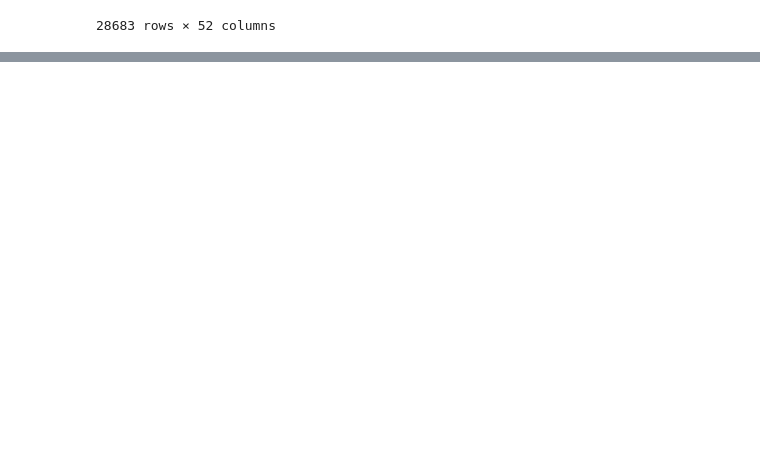
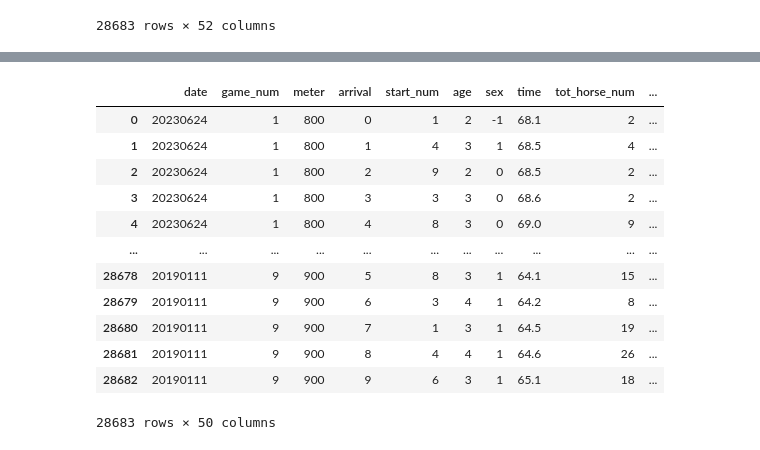
Before and after one commit to chomgid/HorceRacingPrediction2023, a Jupyter notebook: Changwook/Modeling.ipynb, the cells around one changed output, grey strips where cells are left out. Drawn from its saved outputs; the diff is of its cells as text; code cells hidden in the pictures; blank space fills up the shorter version.

```diff
--- a/Changwook/Modeling.ipynb
+++ b/Changwook/Modeling.ipynb
@@ -764,2 +770,13 @@ np.array(clf_length)@np.array(clf_accuracy)/sum(clf_length)
 # %% [markdown]
 ### 등급 imputation하면 성능 올라감??
+# %%
+data1 = pd.read_excel("../Data/NoScale.xlsx").iloc[:, 1:]
+unique = data1[["경주일자",	"경주번호"]].drop_duplicates()
+unique = unique.reset_index()
+data1["key"]=0
+for i in range(len(unique)):
+    data1.loc[(data1["경주일자"]==unique["경주일자"][i])&(data1["경주번호"]==unique["경주번호"][i]), "key"] = i
+data1["착순"] = data1["착순"]-1
+pd.set_option('display.max_columns', None)
+data1 = data1.drop(columns=["서울,제주S1F구간통과순위(서울,제주공통)",	"서울,제주1코너구간통과순위(서울,제주공통)",	"서울,제주2코너구간통과순위(서울,제주공통)",	"서울,제주3코너구간통과순위(서울,제주공통)",	"서울,제주4코너구간통과순위(서울,제주공통)",	"서울,제주G1F구간통과순위(서울,제주공통)",	"제주S-1F통과기록",	"제주1코너통과기록",	"제주2코너통과기록",	"제주3코너통과기록",	"제주G-3F통과기록",	"제주G-1F통과기록"])
+data1
@@ -765,0 +801,11 @@ np.array(clf_length)@np.array(clf_accuracy)/sum(clf_length)
+# %%
+data_1200=data1[data1['경주거리']==1200].reset_index(drop=True);
+data_800=data1[data1['경주거리']==800].reset_index(drop=True)
+data_900=data1[data1['경주거리']==900].reset_index(drop=True);
+data_1000=data1[data1['경주거리']==1000].reset_index(drop=True);
+data_1110=data1[data1['경주거리']==1110].reset_index(drop=True);
+data_1400=data1[data1['경주거리']==1400].reset_index(drop=True);
+data_1610=data1[data1['경주거리']==1610].reset_index(drop=True)
+data_1700=data1[data1['경주거리']==1700].reset_index(drop=True)
+data_1800=data1[data1['경주거리']==1800].reset_index(drop=True)
+data_list = [data_800, data_900, data_1000, data_1110, data_1200, data_1400, data_1610, data_1700, data_1800 ]
@@ -934,0 +1218,11 @@ concat_data = pd.concat(data_list).reset_index(drop=True)
+# %%
+data1 = pd.read_excel("../Data/NoScale.xlsx").iloc[:, 1:]
+unique = data1[["경주일자",	"경주번호"]].drop_duplicates()
+unique = unique.reset_index()
+data1["key"]=0
+for i in range(len(unique)):
+    data1.loc[(data1["경주일자"]==unique["경주일자"][i])&(data1["경주번호"]==unique["경주번호"][i]), "key"] = i
+data1["착순"] = data1["착순"]-1
+pd.set_option('display.max_columns', None)
+data1 = data1.drop(columns=["풍향(16방위)", "서울,제주S1F구간통과순위(서울,제주공통)",	"서울,제주1코너구간통과순위(서울,제주공통)",	"서울,제주2코너구간통과순위(서울,제주공통)",	"서울,제주3코너구간통과순위(서울,제주공통)",	"서울,제주4코너구간통과순위(서울,제주공통)",	"서울,제주G1F구간통과순위(서울,제주공통)",	"제주S-1F통과기록",	"제주1코너통과기록",	"제주2코너통과기록",	"제주3코너통과기록",	"제주G-3F통과기록",	"제주G-1F통과기록", "제주4코너통과기록"])
+data1
@@ -934,0 +1243,17 @@ concat_data = pd.concat(data_list).reset_index(drop=True)
+# %%
+data1.columns=['date','game_num','meter','arrival','start_num','age','sex','time','tot_horse_num','recent_horse_num','weight','year_horseman','year_trainer','tot_part_trainer','recent_part_trainer','weetak_num','horse_weight','weight_diff','tot_first_rate_horse','tot_second_rate_horse','recent_first_rate_horse','recent_second_rate_horse','tot_first_rate_horseman','tot_second_rate_horseman','recent_first_rate_horseman','recent_second_rate_horseman','tot_first_rate_trainer','tot_second_rate_trainer','recent_first_rate_trainer','recent_second_rate_trainer','first_rate_weetak','second_rate_weetak','road_status','lineage','rank','rating','mom_rating','dad_rating','mom_total_in3','dad_total_in3','mom_total','dad_total','centigrade','rain','wind','humid','snow','temp','avg_temp','key']
+data1
+# %% [output]
+|  | date | game_num | meter | arrival | start_num | age | sex | time | tot_horse_num | ... |
+| 0 | 20230624 | 1 | 800 | 0 | 1 | 2 | -1 | 68.1 | 2 | ... |
+| 1 | 20230624 | 1 | 800 | 1 | 4 | 3 | 1 | 68.5 | 4 | ... |
+| 2 | 20230624 | 1 | 800 | 2 | 9 | 2 | 0 | 68.5 | 2 | ... |
+| 3 | 20230624 | 1 | 800 | 3 | 3 | 3 | 0 | 68.6 | 2 | ... |
+| 4 | 20230624 | 1 | 800 | 4 | 8 | 3 | 0 | 69.0 | 9 | ... |
+| ... | ... | ... | ... | ... | ... | ... | ... | ... | ... | ... |
+| 28678 | 20190111 | 9 | 900 | 5 | 8 | 3 | 1 | 64.1 | 15 | ... |
+| 28679 | 20190111 | 9 | 900 | 6 | 3 | 4 | 1 | 64.2 | 8 | ... |
+| 28680 | 20190111 | 9 | 900 | 7 | 1 | 3 | 1 | 64.5 | 19 | ... |
+| 28681 | 20190111 | 9 | 900 | 8 | 4 | 4 | 1 | 64.6 | 26 | ... |
+| 28682 | 20190111 | 9 | 900 | 9 | 6 | 3 | 1 | 65.1 | 18 | ... |
+28683 rows × 50 columns
```
Also changed, not shown: parts of 47 cells of this notebook, 1 other file.
